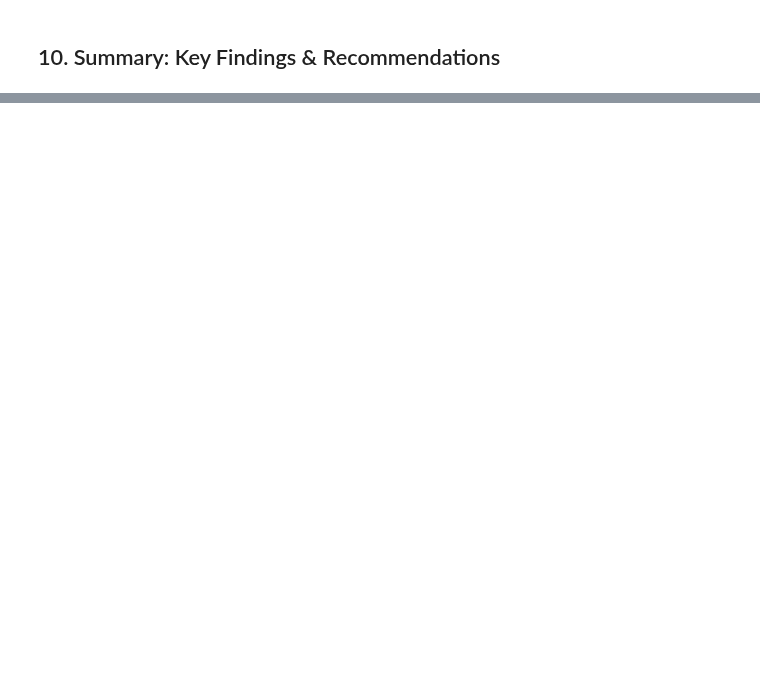
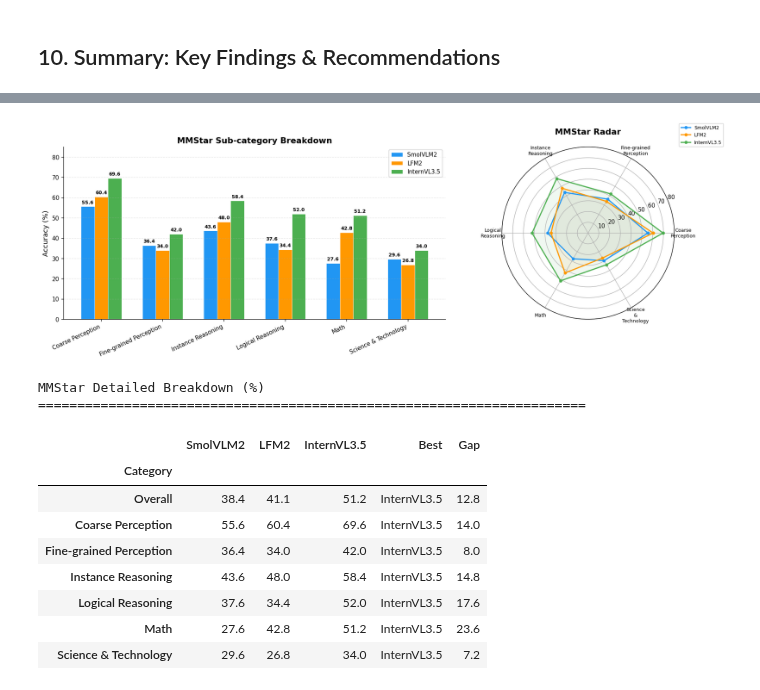
Before and after one commit to euler-666/VLMEvalKit, a Jupyter notebook: analysis.ipynb, the cells around one changed output, grey strips where cells are left out. Cells and saved outputs as stored; diff of their text form; code cells hidden in the pictures; blank space fills up the shorter version.

```diff
--- a/analysis.ipynb
+++ b/analysis.ipynb
@@ -757,0 +915,80 @@ display(styled)
+# %%
+mmstar_data = {
+    'Category': ['Overall', 'Coarse Perception', 'Fine-grained Perception',
+                 'Instance Reasoning', 'Logical Reasoning', 'Math', 'Science & Technology'],
+    'SmolVLM2-500M':  [38.4, 55.6, 36.4, 43.6, 37.6, 27.6, 29.6],
+    'LFM2-VL-450M':   [41.1, 60.4, 34.0, 48.0, 34.4, 42.8, 26.8],
+    'InternVL3.5-1B': [51.2, 69.6, 42.0, 58.4, 52.0, 51.2, 34.0],
+}
+mmstar_df = pd.DataFrame(mmstar_data).set_index('Category')
+
+categories = mmstar_df.index.tolist()[1:]  # exclude Overall
+x = np.arange(len(categories))
+width = 0.22
+
+fig, axes = plt.subplots(1, 2, figsize=(16, 5.5), gridspec_kw={'width_ratios': [2, 1.2]})
+
+# --- Grouped bar chart ---
+ax = axes[0]
+for i, model in enumerate(MODELS):
+    vals = mmstar_df.loc[categories, model].values
+    bars = ax.bar(x + i * width, vals, width, label=MODEL_SHORT[model],
+                  color=COLORS[model], edgecolor='white', linewidth=0.5)
+    for bar, v in zip(bars, vals):
+        ax.text(bar.get_x() + bar.get_width() / 2, bar.get_height() + 0.8,
+                f'{v:.1f}', ha='center', va='bottom', fontsize=7.5, fontweight='bold')
+
+ax.set_xticks(x + width)
+ax.set_xticklabels(categories, rotation=25, ha='right', fontsize=9)
+ax.set_ylabel('Accuracy (%)')
+ax.set_title('MMStar Sub-category Breakdown', fontweight='bold')
+ax.legend(fontsize=9, loc='upper right')
+ax.set_ylim(0, 85)
+ax.grid(axis='y', alpha=0.3, linestyle='--')
+ax.spines['top'].set_visible(False)
+ax.spines['right'].set_visible(False)
+
+# --- Radar chart ---
+ax2 = axes[1]
+axes[1].remove()
+ax2 = fig.add_subplot(1, 2, 2, polar=True)
+
+angles = np.linspace(0, 2 * np.pi, len(categories), endpoint=False).tolist()
+angles += angles[:1]
+
+for model in MODELS:
+    vals = mmstar_df.loc[categories, model].values.tolist()
+    vals += vals[:1]
+    ax2.plot(angles, vals, 'o-', linewidth=1.8, markersize=4,
+             label=MODEL_SHORT[model], color=COLORS[model])
+    ax2.fill(angles, vals, alpha=0.08, color=COLORS[model])
+
+ax2.set_xticks(angles[:-1])
+ax2.set_xticklabels([c.replace(' ', '\n') for c in categories], fontsize=7.5)
+ax2.set_ylim(0, 80)
+ax2.set_title('MMStar Radar', fontweight='bold', pad=20)
+ax2.legend(fontsize=7.5, loc='upper right', bbox_to_anchor=(1.3, 1.15))
+
+plt.tight_layout()
+plt.show()
+
+# Print table
+print('\nMMStar Detailed Breakdown (%)')
+print('=' * 70)
+display_df = mmstar_df.rename(columns={m: MODEL_SHORT[m] for m in MODELS})
+display_df['Best'] = display_df.idxmax(axis=1)
+display_df['Gap'] = display_df[list(MODEL_SHORT.values())[:3]].max(axis=1) - display_df[list(MODEL_SHORT.values())[:3]].min(axis=1)
+display(display_df.round(1))
+# %% [output]
+[figure, added]
+MMStar Detailed Breakdown (%)
+======================================================================
+|  | SmolVLM2 | LFM2 | InternVL3.5 | Best | Gap |
+| Category |  |  |  |  |  |
+| Overall | 38.4 | 41.1 | 51.2 | InternVL3.5 | 12.8 |
+| Coarse Perception | 55.6 | 60.4 | 69.6 | InternVL3.5 | 14.0 |
+| Fine-grained Perception | 36.4 | 34.0 | 42.0 | InternVL3.5 | 8.0 |
+| Instance Reasoning | 43.6 | 48.0 | 58.4 | InternVL3.5 | 14.8 |
+| Logical Reasoning | 37.6 | 34.4 | 52.0 | InternVL3.5 | 17.6 |
+| Math | 27.6 | 42.8 | 51.2 | InternVL3.5 | 23.6 |
+| Science & Technology | 29.6 | 26.8 | 34.0 | InternVL3.5 | 7.2 |
```
Also changed, not shown: parts of 26 cells of this notebook, 5 other files.
